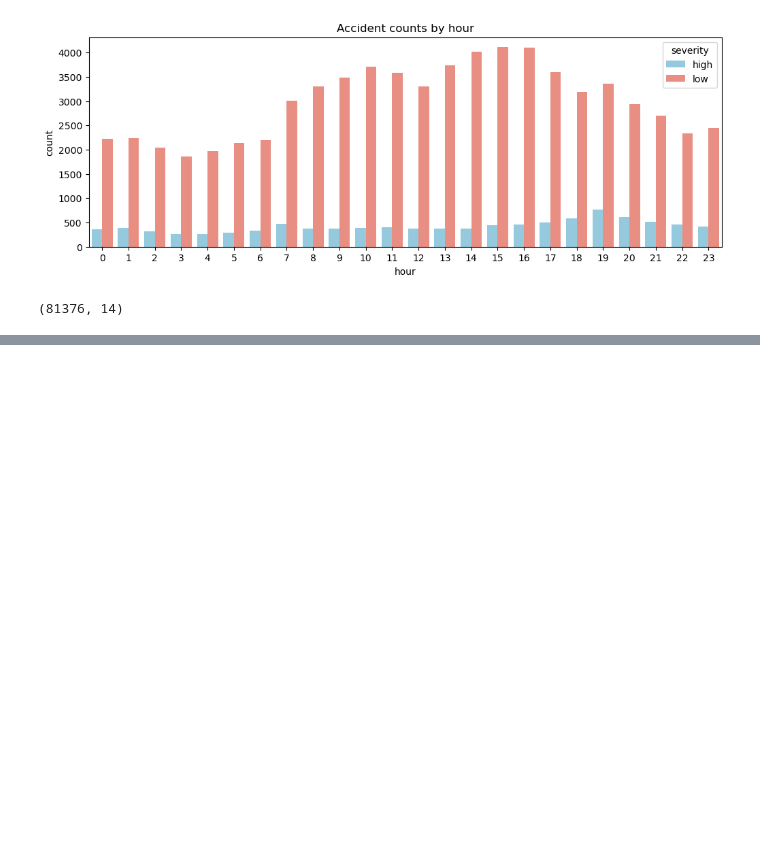
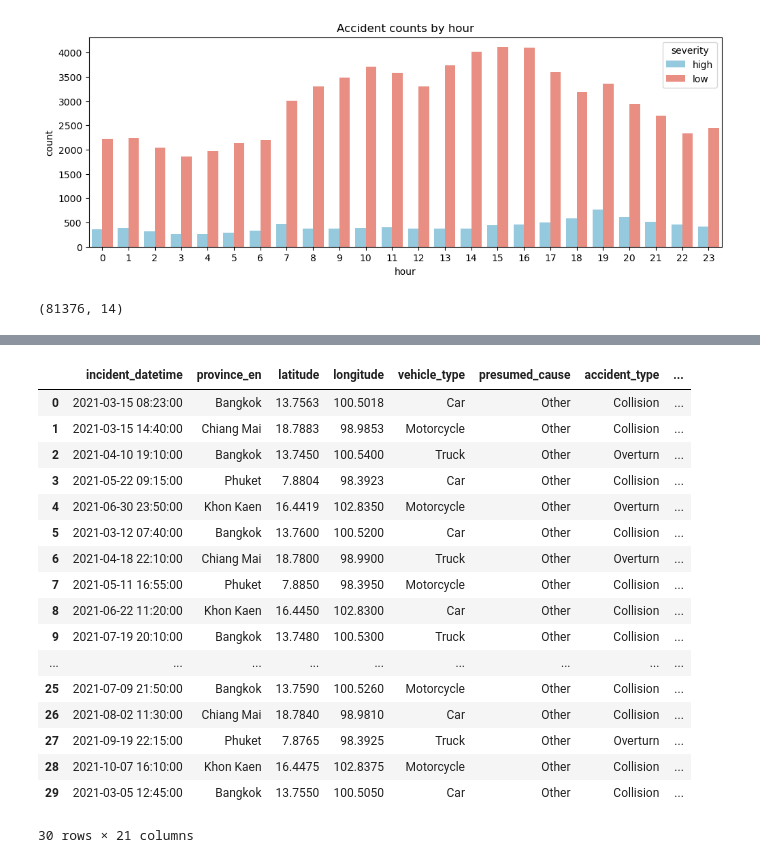
Before and after one commit to NarimT/Car-Accident-Prediction, a Jupyter notebook: final_training.ipynb, the cells around one changed output, grey strips where cells are left out. Cells and saved outputs as stored; diff of their text form; code cells hidden in the pictures; blank space fills up the shorter version.

```diff
--- a/training.ipynb
+++ b/final_training.ipynb
@@ -767,0 +776,27 @@ LightGBM model saved as BEST_LIGHTGBM_MODEL.pkl
+# %%
+def predict_new_csv(model, csv_path):
+    df_new = pd.read_csv(csv_path)
+    # Same preprocessing steps
+    df_new['incident_datetime'] = pd.to_datetime(df_new['incident_datetime'], errors='coerce')
+    df_new['hour'] = df_new['incident_datetime'].dt.hour
+    df_new['weekday'] = df_new['incident_datetime'].dt.weekday
+    df_new['month'] = df_new['incident_datetime'].dt.month
+    df_new['lat_round3'] = df_new['latitude'].round(3)
+    df_new['lon_round3'] = df_new['longitude'].round(3)
+    grid_counts_new = df_new.groupby(['lat_round3','lon_round3']).size().rename('grid_count').reset_index()
+    df_new = df_new.merge(grid_counts_new, on=['lat_round3','lon_round3'], how='left')
+    df_new['grid_count'] = df_new['grid_count'].fillna(0).astype(int)
+
+    # Handle top-N category
+    for c in ['presumed_cause']:
+        top = df[c].value_counts().nlargest(TOPN).index
+        df_new[c] = df_new[c].fillna('Missing').astype(str)
+        df_new[c] = df_new[c].where(df_new[c].isin(top), other='Other')
+
+    X_new = df_new[numeric_feats + cat_feats]
+    y_pred = model.predict(X_new)
+    y_proba = model.predict_proba(X_new)[:,1]
+
+    df_new['severity_pred'] = np.where(y_pred==1,'high','low')
+    df_new['severity_proba'] = y_proba
+    return df_new
@@ -767,0 +823,23 @@ LightGBM model saved as BEST_LIGHTGBM_MODEL.pkl
+# %%
+xgb=joblib.load('BEST_XGBOOST_MODEL.pkl')
+# %%
+predict_new_csv(xgb, 'sample_accidents.csv')
+# %% [output]
+|  | incident_datetime | province_en | latitude | longitude | vehicle_type | presumed_cause | accident_type | ... |
+| 0 | 2021-03-15 08:23:00 | Bangkok | 13.7563 | 100.5018 | Car | Other | Collision | ... |
+| 1 | 2021-03-15 14:40:00 | Chiang Mai | 18.7883 | 98.9853 | Motorcycle | Other | Collision | ... |
+| 2 | 2021-04-10 19:10:00 | Bangkok | 13.7450 | 100.5400 | Truck | Other | Overturn | ... |
+| 3 | 2021-05-22 09:15:00 | Phuket | 7.8804 | 98.3923 | Car | Other | Collision | ... |
+| 4 | 2021-06-30 23:50:00 | Khon Kaen | 16.4419 | 102.8350 | Motorcycle | Other | Overturn | ... |
+| 5 | 2021-03-12 07:40:00 | Bangkok | 13.7600 | 100.5200 | Car | Other | Collision | ... |
+| 6 | 2021-04-18 22:10:00 | Chiang Mai | 18.7800 | 98.9900 | Truck | Other | Overturn | ... |
+| 7 | 2021-05-11 16:55:00 | Phuket | 7.8850 | 98.3950 | Motorcycle | Other | Collision | ... |
+| 8 | 2021-06-22 11:20:00 | Khon Kaen | 16.4450 | 102.8300 | Car | Other | Collision | ... |
+| 9 | 2021-07-19 20:10:00 | Bangkok | 13.7480 | 100.5300 | Truck | Other | Collision | ... |
+| ... | ... | ... | ... | ... | ... | ... | ... | ... |
+| 25 | 2021-07-09 21:50:00 | Bangkok | 13.7590 | 100.5260 | Motorcycle | Other | Collision | ... |
+| 26 | 2021-08-02 11:30:00 | Chiang Mai | 18.7840 | 98.9810 | Car | Other | Collision | ... |
+| 27 | 2021-09-19 22:15:00 | Phuket | 7.8765 | 98.3925 | Truck | Other | Overturn | ... |
+| 28 | 2021-10-07 16:10:00 | Khon Kaen | 16.4475 | 102.8375 | Motorcycle | Other | Collision | ... |
+| 29 | 2021-03-05 12:45:00 | Bangkok | 13.7550 | 100.5050 | Car | Other | Collision | ... |
+30 rows × 21 columns
```
Also changed, not shown: parts of 12 cells of this notebook, 7 other files.
